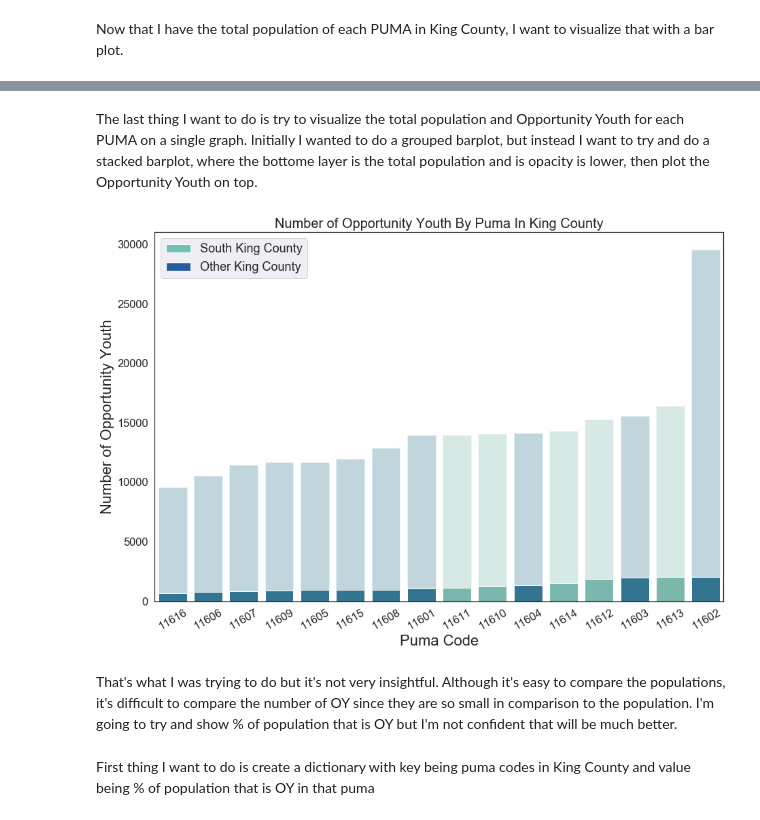
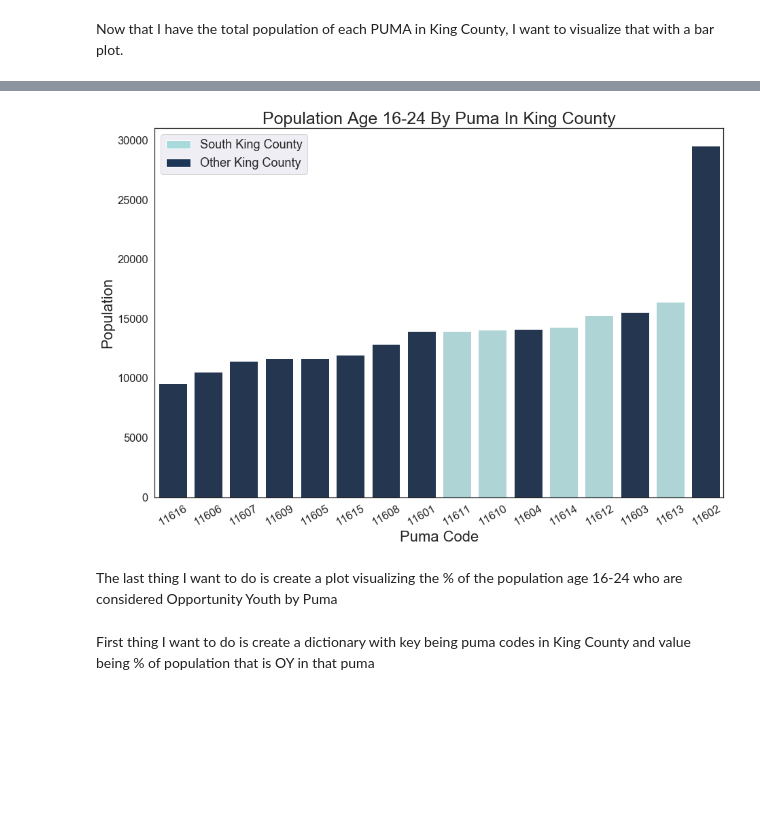
Before and after one commit to chum46/mod-1-project-chicago-seattle-ds-051120, a Jupyter notebook: notebooks/exploratory/06_mc_oy_estimate_viz.ipynb, the cells around one changed output, grey strips where cells are left out. Cells and saved outputs as stored; diff of their text form; code cells hidden in the pictures; blank space fills up the shorter version.

```diff
--- a/notebooks/exploratory/06_mc_oy_estimate_viz.ipynb
+++ b/notebooks/exploratory/06_mc_oy_estimate_viz.ipynb
@@ -248,0 +245,3 @@ kc_pop_per_puma
+# %%
+kc_pop_per_puma = create_puma_dict(kc_df, kc_puma)
+kc_pop_per_puma
@@ -292,51 +267,15 @@ splot.legend(n, labels, loc='0', fontsize=18);
-# %% [markdown]
-The last thing I want to do is try to visualize the total population and Opportunity Youth for each PUMA on a single graph. Initially I wanted to do a grouped barplot, but instead I want to try and do a stacked barplot, where the bottome layer is the total population and is opacity is lower, then plot the Opportunity Youth on top.
-# %%
-# Set style and figure
-sns.set_style('white')
-sns.set_context({'figure.figsize': (15, 10)})
-
-# First I want to sort the king county dictionary by value
-sorted_d2 = sorted(kc_pop_per_puma.items(), key=lambda x: x[1])
-
-# Set x and y values
-x = [i[0] for i in sorted_d2] # x is puma code from sorted_d
-y = [i[1] for i in sorted_d2] # y is number of opportunity youth within corresponding puma code
-
-y2 = [i[1] for i in sorted_d]
-
-# Create color and label list
-colors = []
-for idx in sorted_d2:
-    puma = idx[0]
-    if puma in skc_puma:
-        colors.append('#70C1B3')
-    else:
-        colors.append('#247BA0')
-
-# Create plot
-bottom_bar = sns.barplot(x, y, order=x, palette=colors, alpha = .3)
-top_bar = sns.barplot(x, y2, order=x, palette=colors)
-
-# Set font_scale
-sns.set(font_scale=1.5)
-
-# Set title and labels
-bottom_bar.set_title('Number of Opportunity Youth By Puma In King County', fontsize = 20)
-bottom_bar.set_xlabel('Puma Code', fontsize = 22)
-bottom_bar.set_ylabel('Number of Opportunity Youth', fontsize = 22)
-bottom_bar.set_xticklabels(x, rotation=30)
-
-# Create legend
-labels = ['South King County', 'Other King County']
-n = []
-n.append(ax.bar(0, 0, color = '#70C1B3'))
-n.append(ax.bar(0, 0, color = '#245BA0'))
-bottom_bar.legend(n, labels, loc='0', fontsize=18);
-# %% [output]
-[figure, removed]
-# %% [markdown]
-That's what I was trying to do but it's not very insightful. Although it's easy to compare the populations, it's difficult to compare the number of OY since they are so small in comparison to the population. I'm going to try and show % of population that is OY but I'm not confident that will be much better.
+# %%
+# Create plot using create_plot_from_dict function
+labels_list = [
+    'Population Age 16-24 By Puma In King County',
+    'Puma Code',
+    'Population'
+]
+create_plot_from_dict(kc_pop_per_puma, labels_list, skc_puma)
+# %% [output]
+[figure, added]
+# %% [markdown]
+The last thing I want to do is create a plot visualizing the % of the population age 16-24 who are considered Opportunity Youth by Puma
 # %% [markdown]
 First thing I want to do is create a dictionary with key being puma codes in King County and value being % of population that is OY in that puma
 # %%
```
Also changed, not shown: parts of 19 cells of this notebook.
